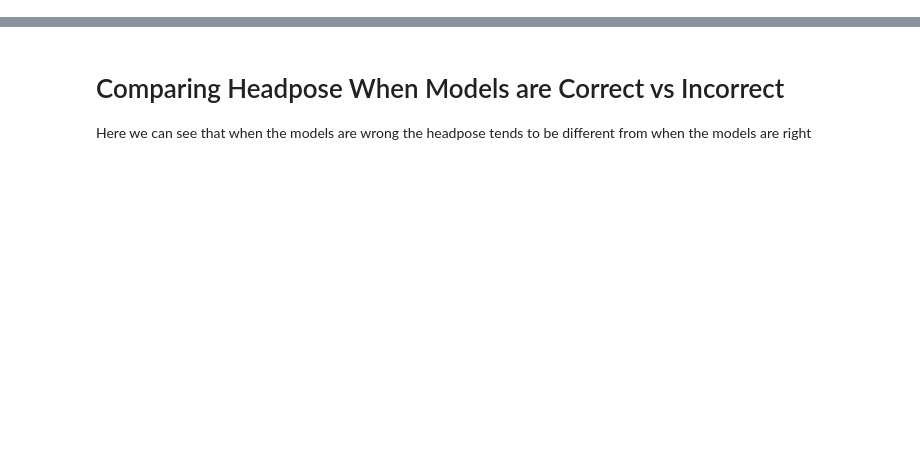
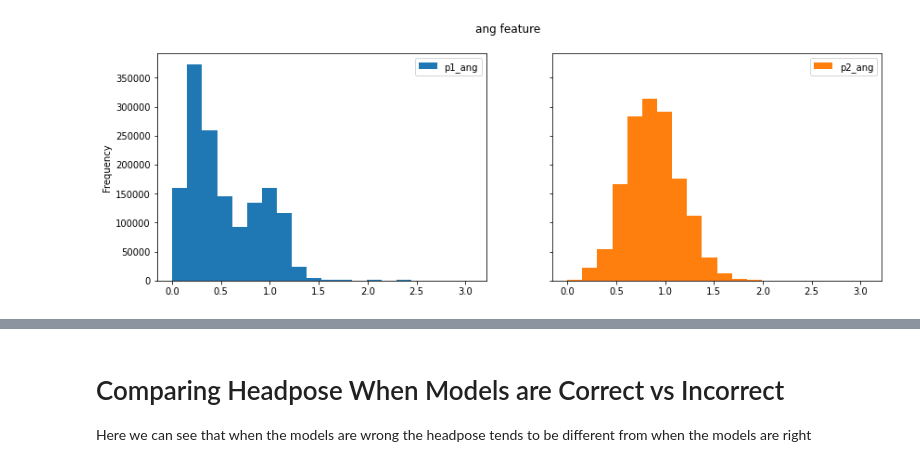
Before and after one commit to chrismbirmingham/tcn_blstm, a Jupyter notebook: Visualize_Features.ipynb, the cells around one changed output, grey strips where cells are left out. Drawn from its saved outputs; the diff is of its cells as text; code cells hidden in the pictures; blank space fills up the shorter version.

```diff
--- a/Visualize_Features.ipynb
+++ b/Visualize_Features.ipynb
@@ -97,0 +119,5 @@ at = ["p1_at","p2_at"]
+# %%
+full_df[["p1_ang","p2_ang"]].plot(kind='hist',subplots=True,sharey=True,title=f'ang feature',bins=20,layout=[1,2],figsize=s)
+plt.show()
+# %% [output]
+[figure, added]
```
Also changed, not shown: parts of 24 cells of this notebook, 2 other files.
